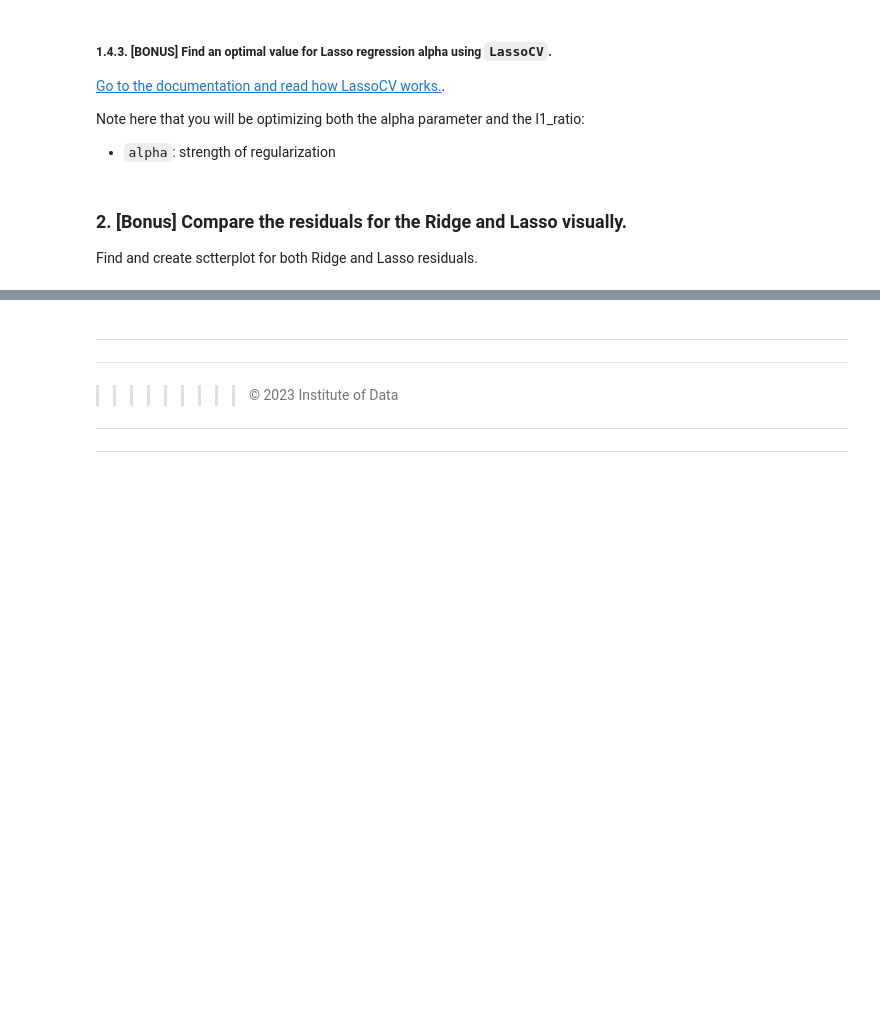
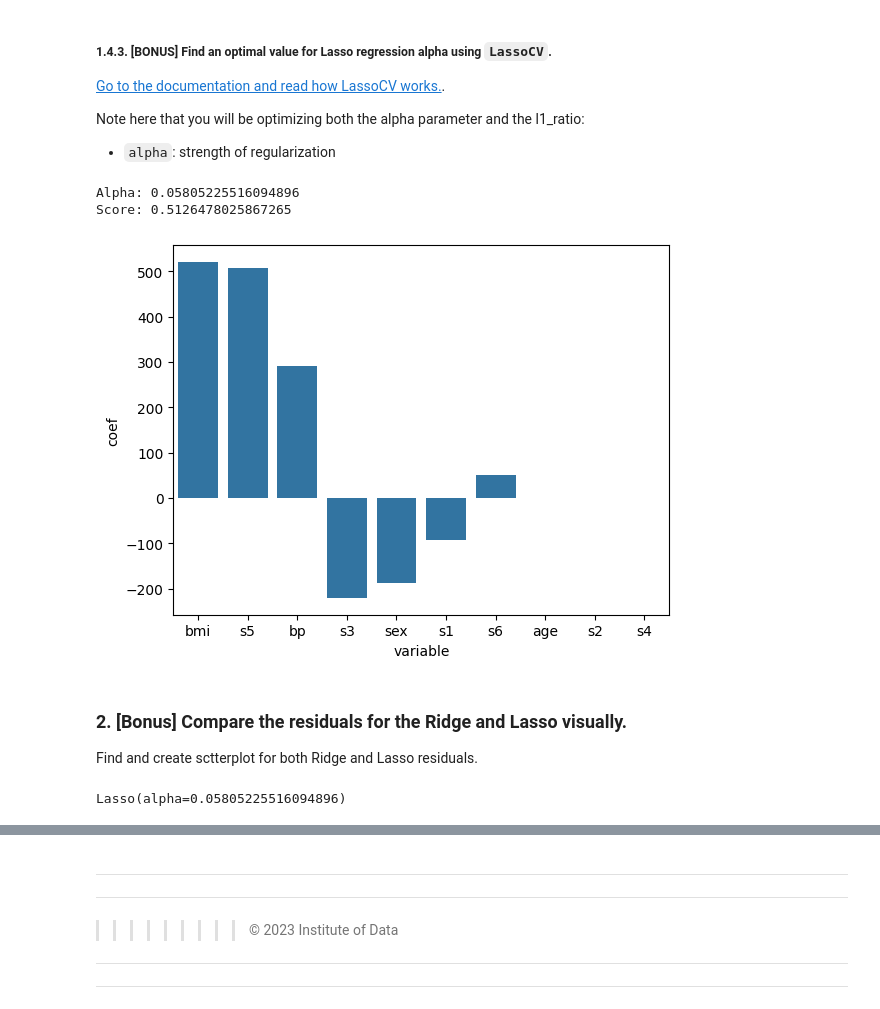
Before and after one commit to KAnantanawat0/IOD, a Jupyter notebook: Module_4/Lab 4/IOD_Lab.4.4.ipynb, the cells around one changed output, grey strips where cells are left out. Drawn from its saved outputs; the diff is of its cells as text; code cells hidden in the pictures; blank space fills up the shorter version.

```diff
--- a/Module_4/Lab 4/IOD_Lab.4.4.ipynb
+++ b/Module_4/Lab 4/IOD_Lab.4.4.ipynb
@@ -234,10 +263,28 @@ Note here that you will be optimizing both the alpha parameter and the l1_ratio:
+# %%
+# Find Optimal Lasso Using LassoCV
+optimal_lasso = LassoCV(alphas=lasso_alphas, cv=10)
+optimal_lasso.fit(X,y)
+print('Alpha:', optimal_lasso.alpha_)
+print('Score:', optimal_lasso.score(X,y))
+# %% [output]
+Alpha: 0.05805225516094896
+Score: 0.5126478025867265
 # %%
 # Plot Coefficient
+view_coeff(X, optimal_lasso)
+# %% [output]
+[figure, added]
 # %% [markdown]
 ### 2. [Bonus] Compare the residuals for the Ridge and Lasso visually.
 
 Find and create sctterplot for both Ridge and Lasso residuals.
 # %%
 # Build the ridge and lasso using optimal alpha
+optimal_ridge_model = Ridge(alpha=optimal_ridge.alpha_)
+optimal_lasso_model = Lasso(alpha=optimal_lasso.alpha_)
 
 # Need to fit the Lasso and Ridge outside of cross_val_score like we did with the ridge
+optimal_ridge_model.fit(X,y)
+optimal_lasso_model.fit(X,y)
+# %% [output]
+Lasso(alpha=0.05805225516094896)
```
Also changed, not shown: parts of 9 cells of this notebook, 5 other files.
